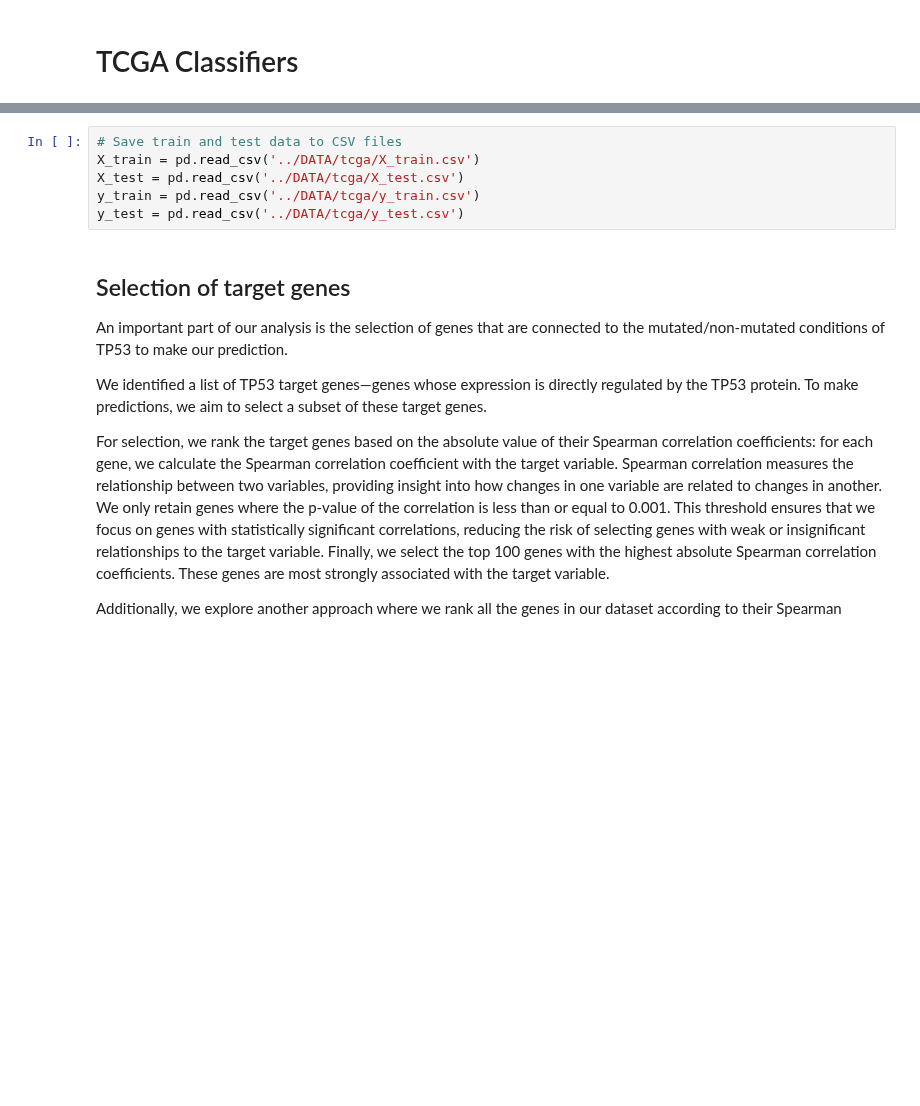
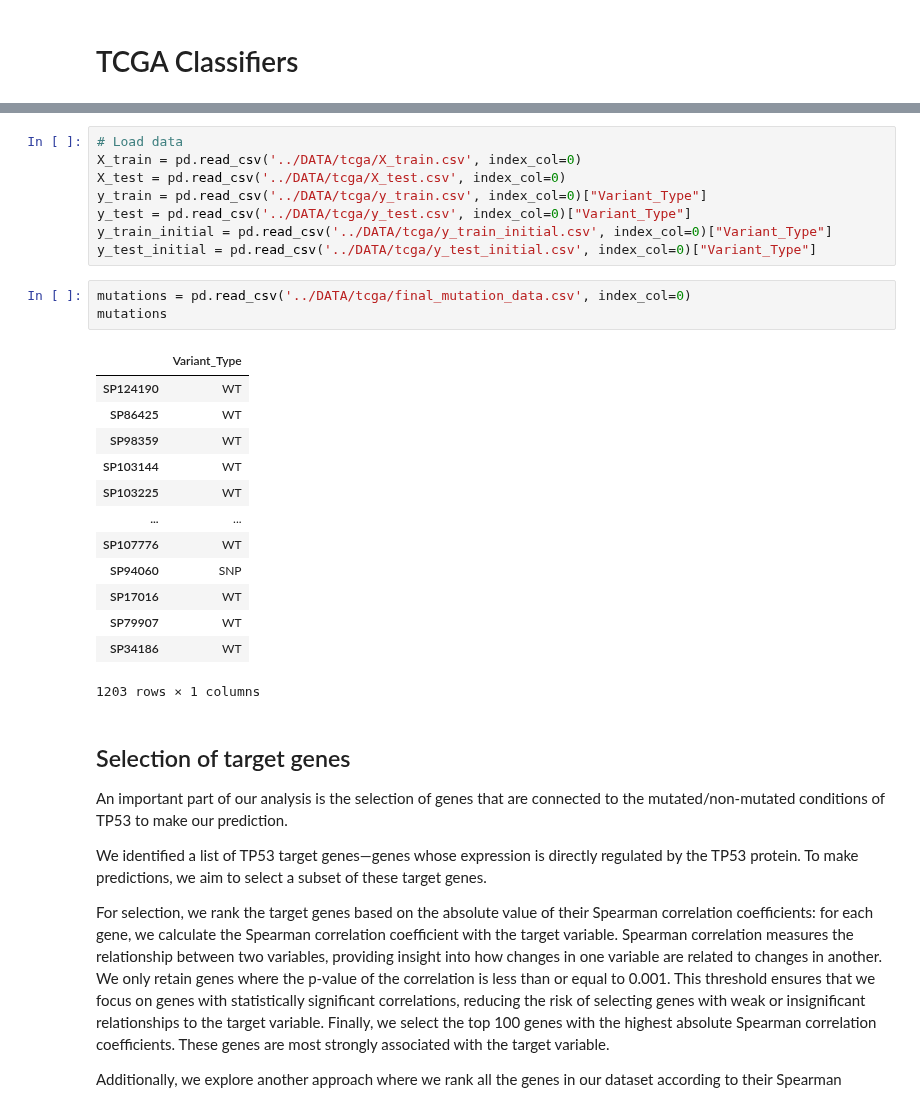
Before and after one commit to MichelangeloNardi/AILAB, a Jupyter notebook: delivery/TCGA_classifier.ipynb, the cells around one changed output, grey strips where cells are left out. Saved outputs shown, nothing was run; the diff lists cells and outputs as text; blank space fills up the shorter version.

Commit message:
TCGA classifier

```diff
--- a/delivery/TCGA_classifier.ipynb
+++ b/delivery/TCGA_classifier.ipynb
@@ -5,9 +13,28 @@ import pandas as pd
 # %%
-# Save train and test data to CSV files
-X_train = pd.read_csv('../DATA/tcga/X_train.csv')
-X_test = pd.read_csv('../DATA/tcga/X_test.csv')
-y_train = pd.read_csv('../DATA/tcga/y_train.csv')
-y_test = pd.read_csv('../DATA/tcga/y_test.csv')
+# Load data
+X_train = pd.read_csv('../DATA/tcga/X_train.csv', index_col=0)
+X_test = pd.read_csv('../DATA/tcga/X_test.csv', index_col=0)
+y_train = pd.read_csv('../DATA/tcga/y_train.csv', index_col=0)["Variant_Type"]
+y_test = pd.read_csv('../DATA/tcga/y_test.csv', index_col=0)["Variant_Type"]
+y_train_initial = pd.read_csv('../DATA/tcga/y_train_initial.csv', index_col=0)["Variant_Type"]
+y_test_initial = pd.read_csv('../DATA/tcga/y_test_initial.csv', index_col=0)["Variant_Type"]
+# %%
+mutations = pd.read_csv('../DATA/tcga/final_mutation_data.csv', index_col=0)
+mutations
+# %% [output]
+|  | Variant_Type |
+| SP124190 | WT |
+| SP86425 | WT |
+| SP98359 | WT |
+| SP103144 | WT |
+| SP103225 | WT |
+| ... | ... |
+| SP107776 | WT |
+| SP94060 | SNP |
+| SP17016 | WT |
+| SP79907 | WT |
+| SP34186 | WT |
+1203 rows × 1 columns
 # %% [markdown]
 ## Selection of target genes
 
```
Also changed, not shown: parts of 49 cells of this notebook, 1 other file.
